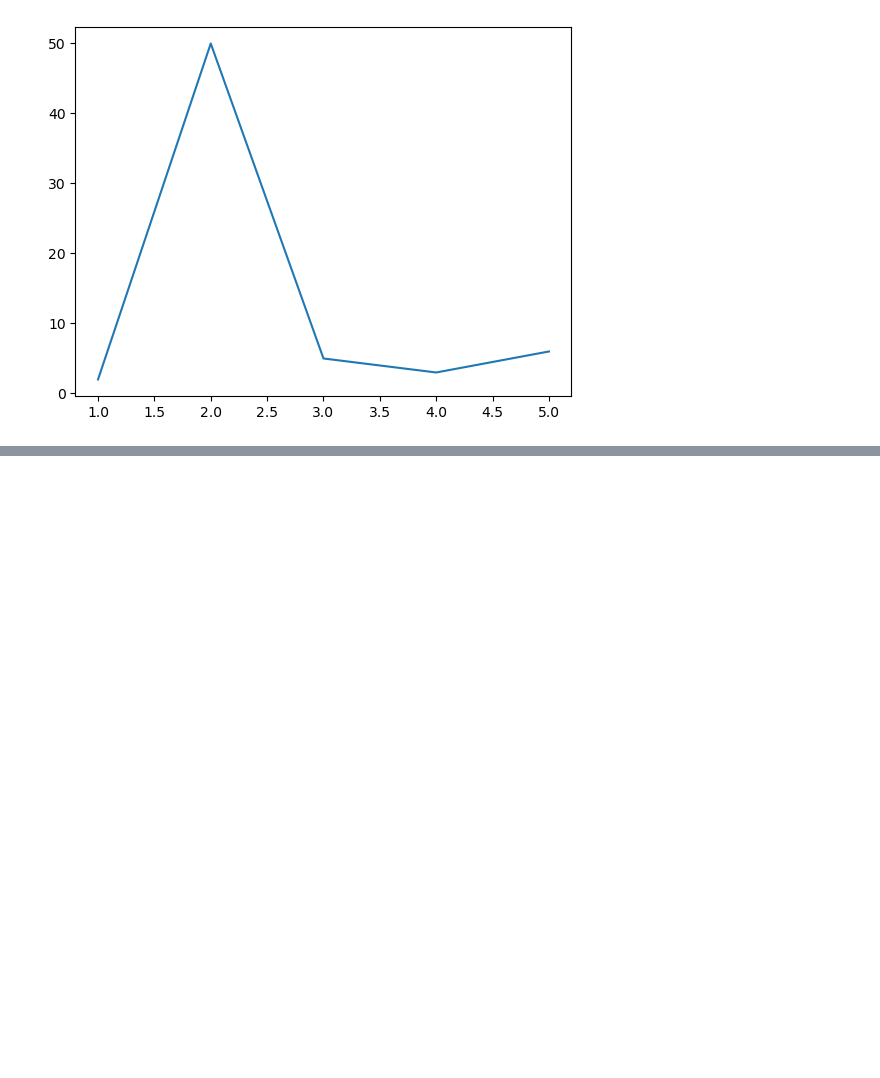
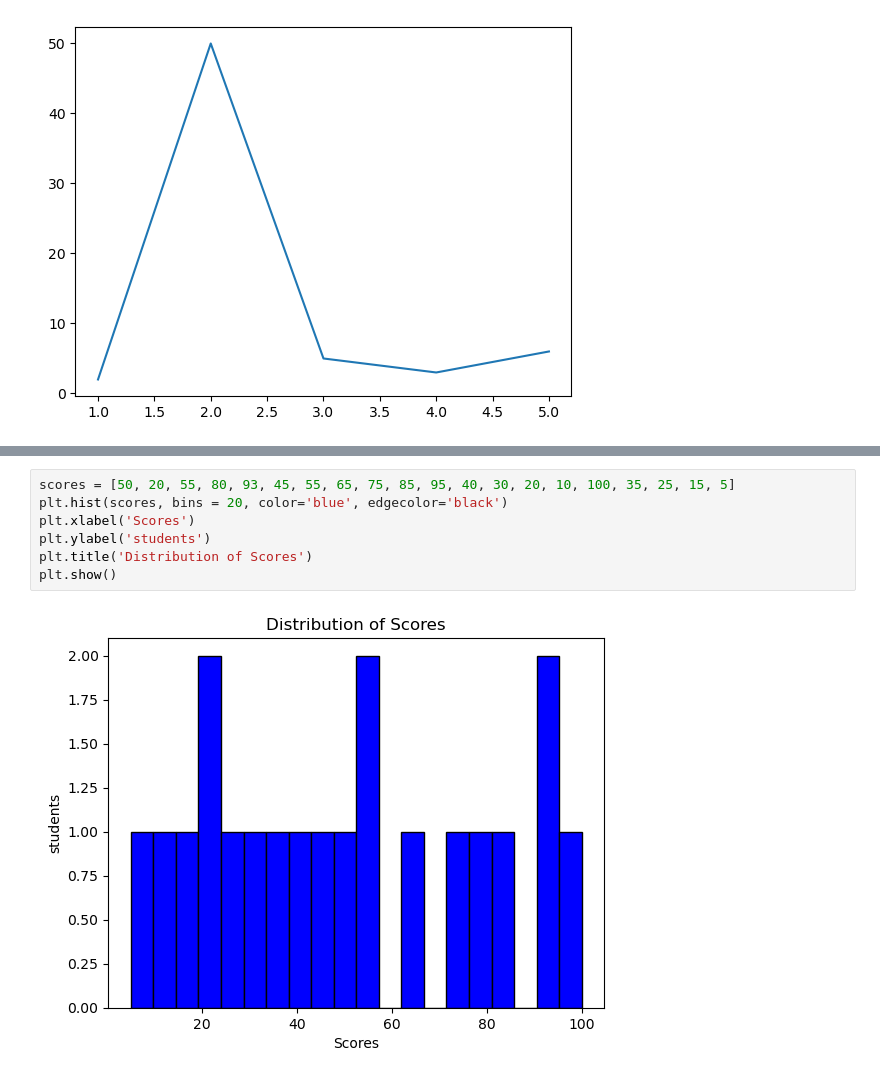
Before and after one commit to Arth9vansola/ml_prac, a Jupyter notebook: matplotlib/start.ipynb, the cells around one changed output, grey strips where cells are left out. Drawn from its saved outputs; the diff is of its cells as text; blank space fills up the shorter version.

```diff
--- a/matplotlib/start.ipynb
+++ b/matplotlib/start.ipynb
@@ -22,0 +60,9 @@ plt.show()
+# %%
+scores = [50, 20, 55, 80, 93, 45, 55, 65, 75, 85, 95, 40, 30, 20, 10, 100, 35, 25, 15, 5]
+plt.hist(scores, bins = 20, color='blue', edgecolor='black')
+plt.xlabel('Scores')
+plt.ylabel('students')
+plt.title('Distribution of Scores')
+plt.show()
+# %% [output]
+[figure, added]
```
Also changed, not shown: parts of 9 cells of this notebook, 12 other files.
